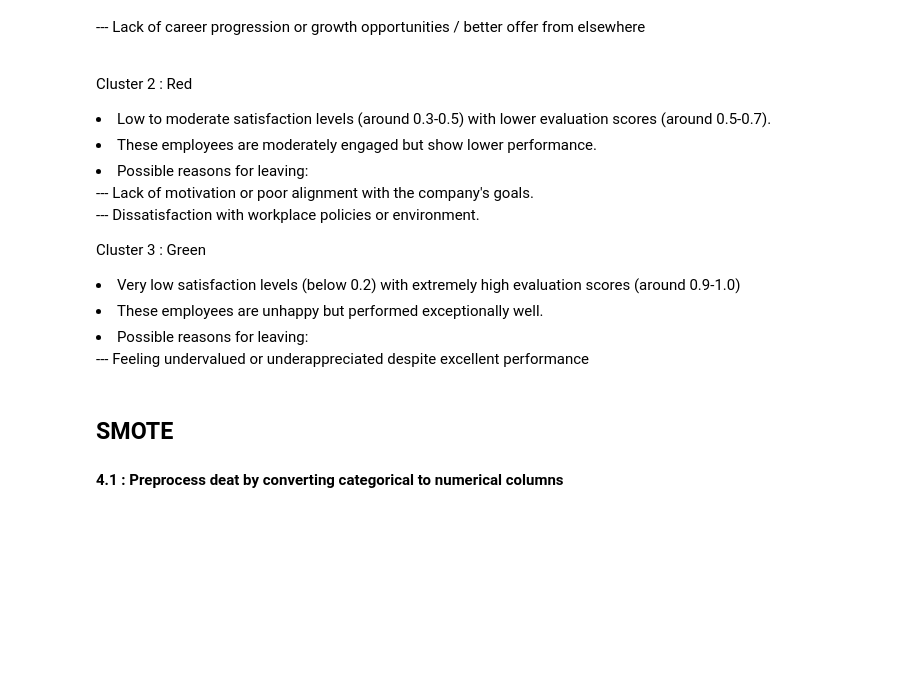
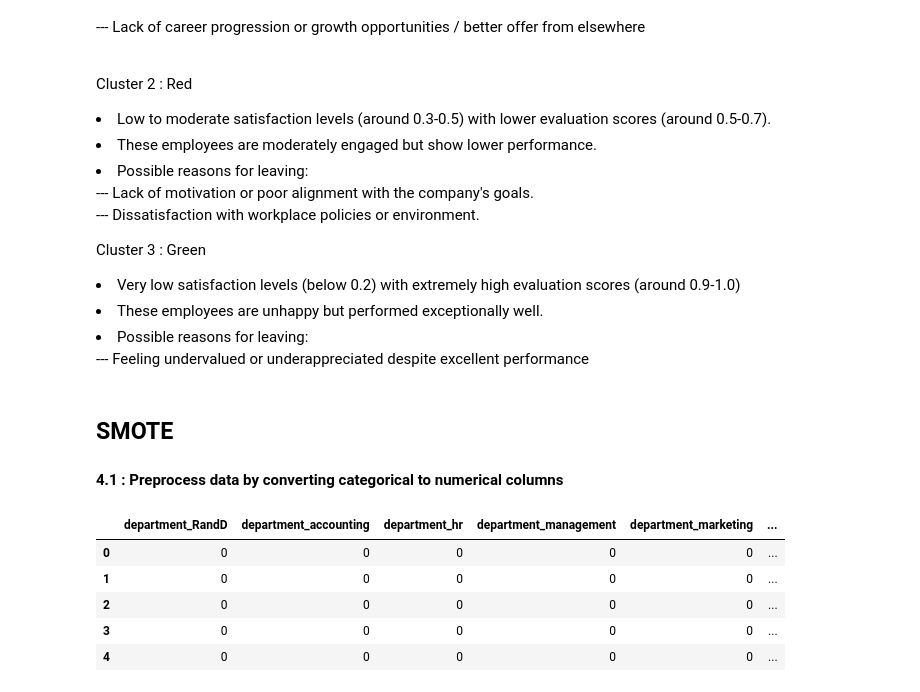
Before and after one commit to shreyanehra/MachineLearningProjects, a Jupyter notebook: employee turnover/project1.ipynb, the cells around one changed output. Cells and saved outputs as stored; diff of their text form; code cells hidden in the pictures; blank space fills up the shorter version.

```diff
--- a/employee turnover/project1.ipynb
+++ b/employee turnover/project1.ipynb
@@ -180,4 +170,16 @@ Cluster 3 : Green <br>
  --- Feeling undervalued or underappreciated despite excellent performance<br>
 # %% [markdown]
 <h2> SMOTE </h2>
-<h4> 4.1 : Preprocess deat by converting categorical to numerical columns </h4>
+<h4> 4.1 : Preprocess data by converting categorical to numerical columns </h4>
+# %%
+#usitg get_dummies, drop to convert categorical tto numerical
+X_dummies = pd.get_dummies(data[['department', 'salary']], drop_first=True, dtype='int')
+#in drop_first : for department - IT and for salary - high gets dropped
+X_dummies.head()
+# %% [output]
+|  | department_RandD | department_accounting | department_hr | department_management | department_marketing | ... |
+| 0 | 0 | 0 | 0 | 0 | 0 | ... |
+| 1 | 0 | 0 | 0 | 0 | 0 | ... |
+| 2 | 0 | 0 | 0 | 0 | 0 | ... |
+| 3 | 0 | 0 | 0 | 0 | 0 | ... |
+| 4 | 0 | 0 | 0 | 0 | 0 | ... |
```
Also changed, not shown: parts of 21 cells of this notebook, 1 other file.
